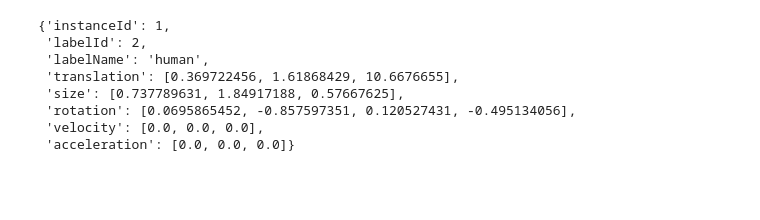
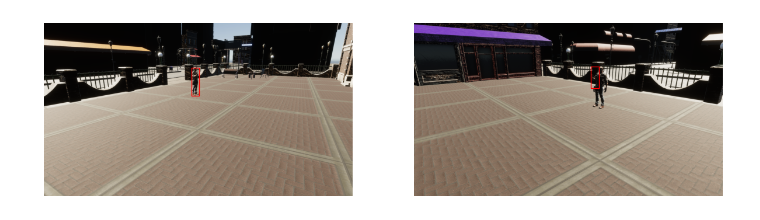
Before and after one commit to lordknight1904/Arsenal, a Jupyter notebook: vis.ipynb, the cells around one changed output. Saved outputs shown, nothing was run; the diff lists cells and outputs as text; code cells hidden in the pictures; blank space fills up the shorter version.

```diff
--- a/vis.ipynb
+++ b/vis.ipynb
@@ -6,5 +6,5 @@ import numpy as np
 import json
 from scipy.spatial.transform import Rotation as R
 # %%
-with open('./solo/sequence.0/step0.frame_data.json') as json_file:
+with open('./solo_1/sequence.0/step0.frame_data.json') as json_file:
     data = json.load(json_file)
@@ -40,11 +10,0 @@ plt.show()
-# %%
-obj_1_3d
-# %% [output]
-{'instanceId': 1,
- 'labelId': 2,
- 'labelName': 'human',
- 'translation': [0.369722456, 1.61868429, 10.6676655],
- 'size': [0.737789631, 1.84917188, 0.57667625],
- 'rotation': [0.0695865452, -0.857597351, 0.120527431, -0.495134056],
- 'velocity': [0.0, 0.0, 0.0],
- 'acceleration': [0.0, 0.0, 0.0]}
@@ -50,0 +42,17 @@ obj_1_3d
+# %%
+n_view = len(output['bboxes'])
+fig, ax = plt.subplots(1, 2, figsize=(15, 15*n_view))
+for i in range(n_view):
+    ax[i].imshow(mpimg.imread(f'./solo_1/sequence.0/{output[i]["filename"]}'))
+    ax[i].add_patch(
+        patches.Rectangle(
+            output[i]['bbox']['center'] - np.array([output[i]['bbox']['size'][0], output[i]['bbox']['size'][1]]),
+            2*output[i]['bbox']['size'][0], 2*output[i]['bbox']['size'][1],
+            linewidth=1, edgecolor='r', facecolor='none'
+        )
+    )
+    ax[i].axis('off')
+
+plt.show()
+# %% [output]
+[figure, added]
```
Also changed, not shown: parts of 9 cells of this notebook, 3 other files.
